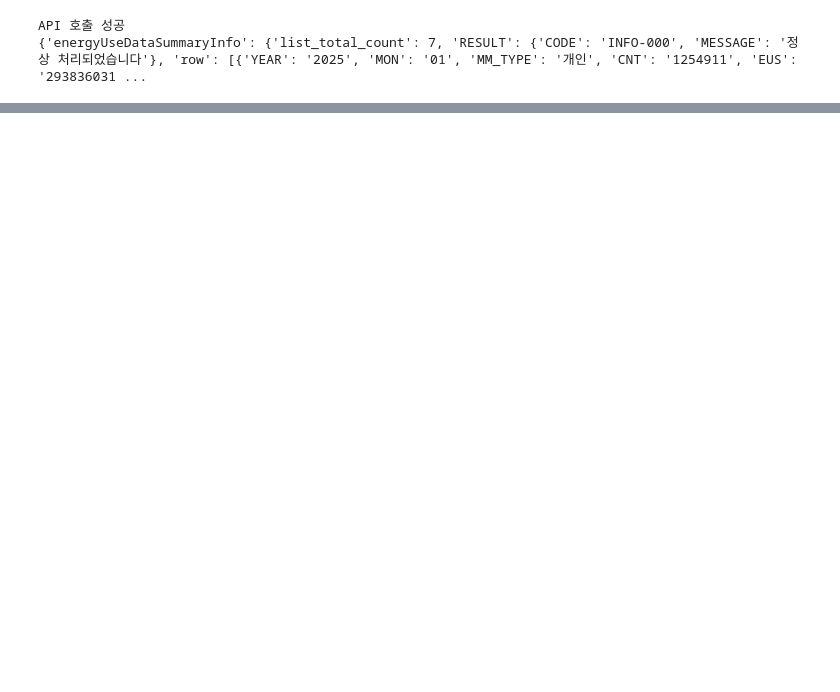
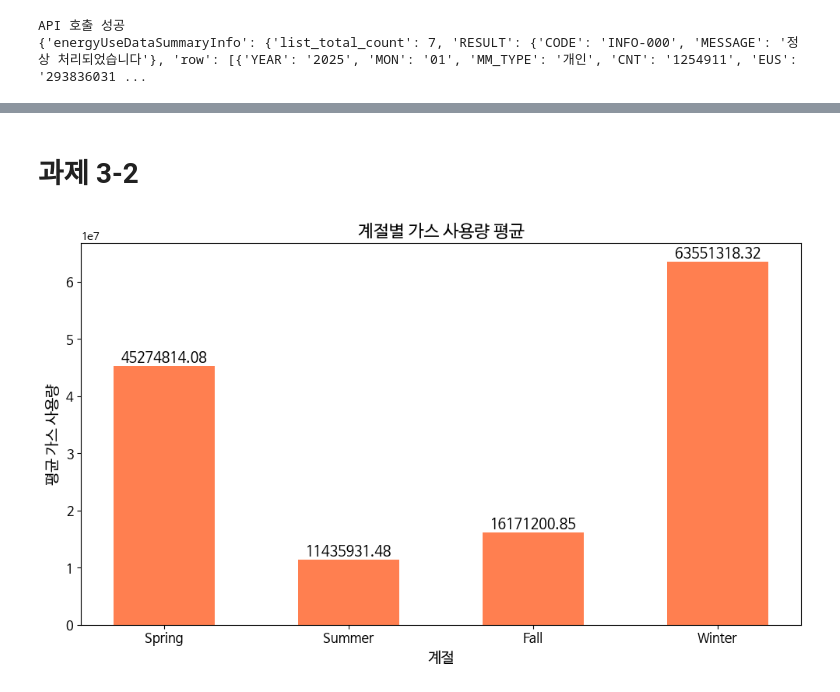
Before and after one commit to imksp/Data-Analysis-with-Open-Source, a Jupyter notebook: assignment.ipynb, the cells around one changed output, grey strips where cells are left out. Saved outputs shown, nothing was run; the diff lists cells and outputs as text; code cells hidden in the pictures; blank space fills up the shorter version.

```diff
--- a/assignment.ipynb
+++ b/assignment.ipynb
@@ -79,0 +118,15 @@ print(df.head())  # 상위 5개 행 출력
+# %%
+# 월 → 계절 매핑 딕셔너리
+season_map = {
+    12: 'Winter', 1: 'Winter', 2: 'Winter',
+    3: 'Spring', 4: 'Spring', 5: 'Spring',
+    6: 'Summer', 7: 'Summer', 8: 'Summer',
+    9: 'Fall', 10: 'Fall', 11: 'Fall'
+}
+
+# MON 컬럼이 문자열이면 정수로 변환
+df['MON'] = df['MON'].astype(int)
+
+# 계절 컬럼 추가
+df['SEASON'] = df['MON'].map(season_map)
+print(df[['YEAR', 'MON', 'SEASON']].head())
@@ -79,0 +140,5 @@ print(df.head())  # 상위 5개 행 출력
+# %%
+# 한글 처리를 위한 matplotlib 설정 (2)
+
+import matplotlib.pyplot as plt
+plt.rc('font', family='NanumBarunGothic')
@@ -79,0 +171,31 @@ print(df.head())  # 상위 5개 행 출력
+# %% [markdown]
+# **과제 3-2**
+# %%
+# 계절별 평균 가스 사용량 계산
+season_gas = df.groupby('SEASON')['GUS'].mean().reset_index()
+season_gas['GUS'] = season_gas['GUS'].astype(float)
+
+# 계절 순서
+season_order = ['Spring', 'Summer', 'Fall', 'Winter']
+season_gas = season_gas.set_index('SEASON').loc[season_order].reset_index()
+
+# 시각화
+plt.figure(figsize=(10, 6))
+bars = plt.bar(season_gas['SEASON'], season_gas['GUS'], color='coral', width=0.55)
+
+# 막대 위에 수치 표시
+for bar in bars:
+    height = bar.get_height()
+    plt.text(bar.get_x() + bar.get_width()/2, height, f'{height:.2f}', ha='center', va='bottom', fontsize=13
+             )
+
+plt.title('계절별 가스 사용량 평균', fontsize=16)
+plt.xlabel('계절', fontsize=14)
+plt.ylabel('평균 가스 사용량', fontsize=14)
+plt.xticks(fontsize=12)
+plt.yticks(fontsize=12)
+plt.tight_layout()
+plt.savefig('season_gas_usage.png')  # 그래프 저장
+plt.show()
+# %% [output]
+[figure, added]
```
Also changed, not shown: parts of 12 cells of this notebook.
